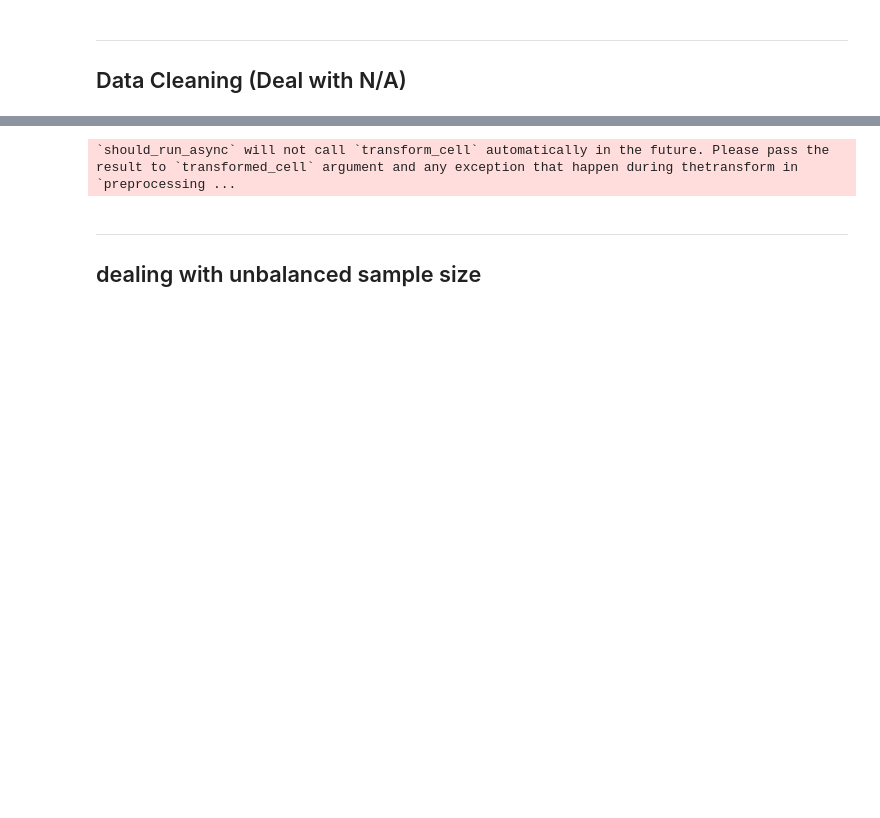
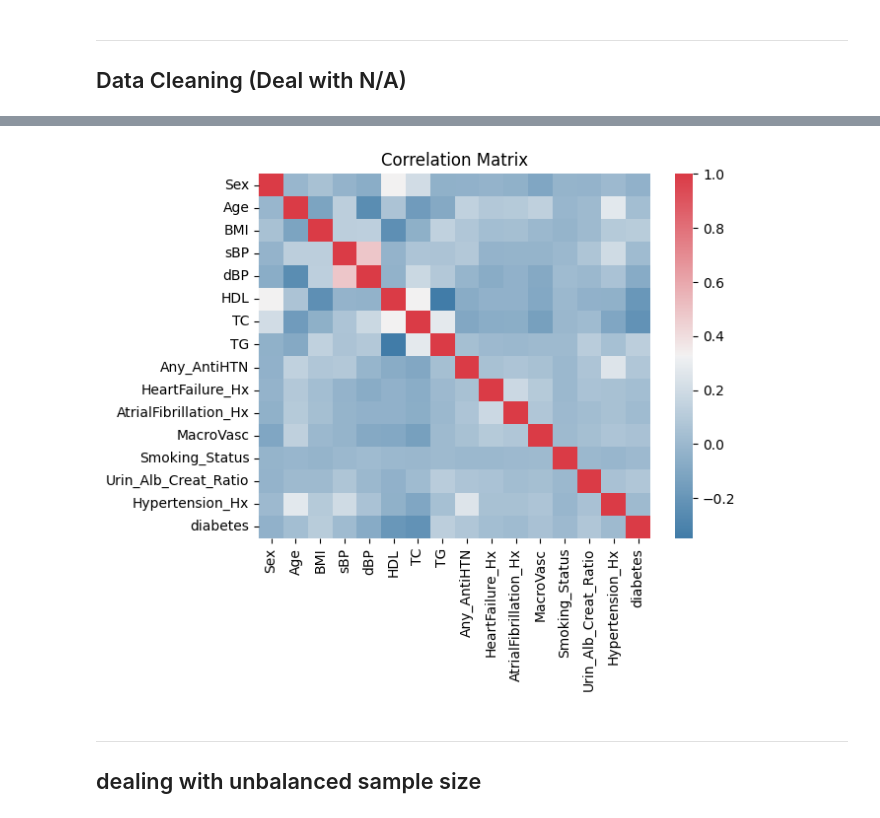
Before and after one commit to Dzy00/CHL5230-Final-Project, a Jupyter notebook: CHL5230_Final_Project_CHANGE_.ipynb, the cells around one changed output, grey strips where cells are left out. Saved outputs shown, nothing was run; the diff lists cells and outputs as text; code cells hidden in the pictures; blank space fills up the shorter version.

```diff
--- a/CHL5230_Final_Project_CHANGE_.ipynb
+++ b/CHL5230_Final_Project_CHANGE_.ipynb
@@ -371,13 +334,20 @@ print(Tableone.tabulate(tablefmt = "fancy_grid"))
 # %%
 # cleaned dataset name
 # median imputer: CHANGE_medianImpute
 # delete NA: CHANGE_noNA
 
+# correlation plot on cleaned dataset
+plt.title('Correlation Matrix')
+Mcorr = CHANGE_noNA.corr()
+cmap = sns.diverging_palette(240, 10, as_cmap=True) # customerize cmap color
+sns.heatmap(Mcorr, annot=False, cmap=cmap)
+plt.show()
+
 # export cleaned datasets for later analysis
 CHANGE_noNA.to_csv("CHANGE_noNA.csv")
 CHANGE_medianImpute.to_csv("CHANGE_medianImpute.csv")
 # %% [output]
-`should_run_async` will not call `transform_cell` automatically in the future. Please pass the result to `transformed_cell` argument and any exception that happen during thetransform in `preprocessing ...
+[figure, added]
 # %% [markdown]
 
 
```
Also changed, not shown: parts of 4 cells of this notebook.
